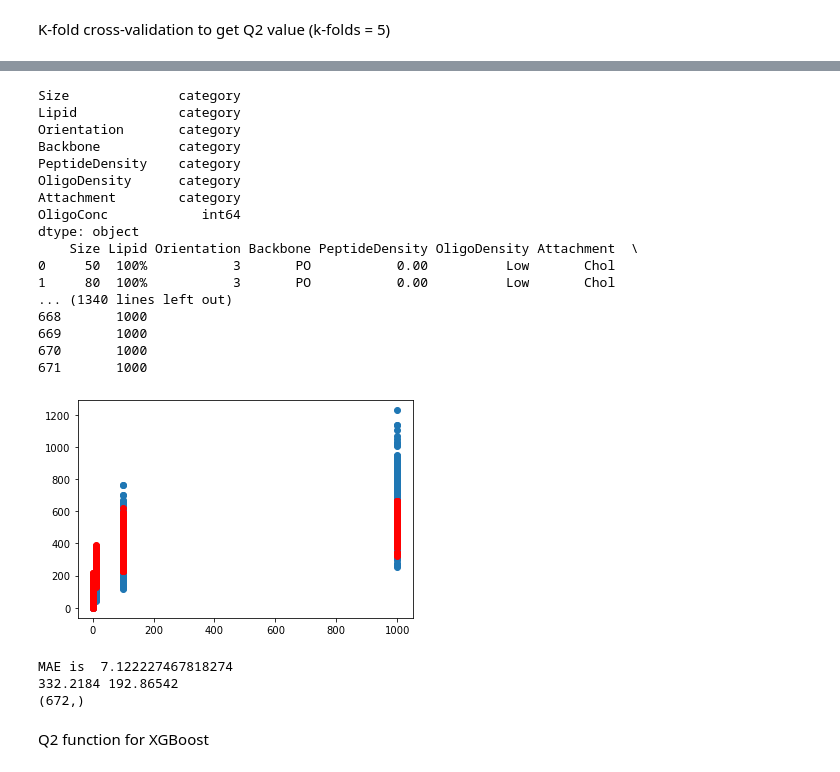
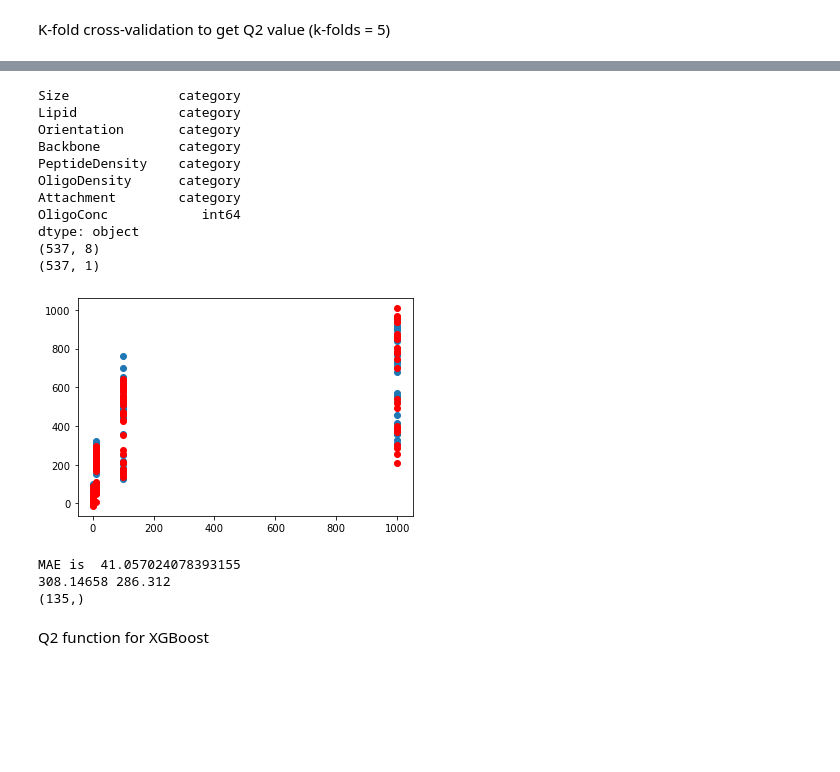
Before and after one commit to kenll99minecart/Immunopeptide, a Jupyter notebook: Linear regression.ipynb, the cells around one changed output, grey strips where cells are left out. Cells and saved outputs as stored; diff of their text form; code cells hidden in the pictures; blank space fills up the shorter version.

```diff
--- a/Linear regression.ipynb
+++ b/Linear regression.ipynb
@@ -3,9 +4,12 @@ Import Both input and response file
 # %%
 #!pip install pandas
 import pandas as pd
+
+inputfile = 'example_explanatory_variables.csv'
+outputfile = 'example_response_variable.csv'
 pd.set_option('display.max_rows', None)
-df_input = pd.read_csv('example_explanatory_variables.csv')
-df_output = pd.read_csv('example_response_variable.csv')
+df_input = pd.read_csv(inputfile)
+df_output = pd.read_csv(outputfile)
 X = df_input
 y= df_output['V1']
-print(X)
+#print(X)
@@ -297,56 +310,54 @@ plt.show()
 import xgboost as xgb
 from sklearn.preprocessing import LabelEncoder
 from sklearn.metrics import mean_absolute_error
-le = LabelEncoder()
-y_train_XGBoost = le.fit_transform(y)
+#le = LabelEncoder()
+#y_train_XGBoost = le.fit_transform(y)
 
-xgbc = xgb.XGBRegressor(tree_method="hist", enable_categorical=True, eval_metric = mean_absolute_error)#tree_method="gpu_hist"#enable_categorical=True
+xgbc = xgb.XGBRegressor(tree_method="hist", enable_categorical=True)#tree_method="gpu_hist"#enable_categorical=True, eval_metric = mean_absolute_error
+
 
 df_inBoost =  df_input.copy()
 df_inBoost['Orientation'] = df_inBoost['Orientation'].astype("category")
 df_inBoost['Backbone'] = df_inBoost['Backbone'].astype("category")
 df_inBoost['OligoDensity'] = df_inBoost['OligoDensity'].astype("category")
 df_inBoost['Attachment'] = df_inBoost['Attachment'].astype("category")
 df_inBoost['Lipid'] = df_inBoost['Lipid'].astype("category")
 df_inBoost['Size'] = df_inBoost['Size'].astype("category")
 df_inBoost['PeptideDensity'] = df_inBoost['PeptideDensity'].astype("category")
 #df_inBoost['OligoConc'] = df_inBoost['OligoConc'].astype("category")
+
+df_inBoost, df_inBoost_test, df_outputB, df_outputB_test = train_test_split(df_inBoost, df_output, test_size=0.2)
+
 print(df_inBoost.dtypes)
-
-print(df_inBoost)
-xgbc.fit(df_inBoost,y_train_XGBoost.ravel())
-Pred_XGB = xgbc.predict(df_inBoost)
-plt.scatter(df_inBoost['OligoConc'],y)
+print(df_inBoost.shape)
+print(df_outputB.shape)
+xgbc.fit(df_inBoost,df_outputB)
+Pred_XGB = xgbc.predict(df_inBoost_test)
+plt.scatter(df_inBoost_test['OligoConc'],df_outputB_test)
 #print(Pred_XGB)
-plt.scatter(df_inBoost['OligoConc'],Pred_XGB,c = "red")
+plt.scatter(df_inBoost_test['OligoConc'],Pred_XGB,c = "red")
 plt.show()
-print('\nMAE is ',mean_absolute_error(y_train_XGBoost ,Pred_XGB))
+print('\nMAE is ',mean_absolute_error(df_outputB_test ,Pred_XGB))
 
 print(statss.mean(Pred_XGB),np.std(Pred_XGB))
 
 print(np.shape(Pred_XGB))
 # %% [output]
 Size              category
 Lipid             category
 Orientation       category
 Backbone          category
 PeptideDensity    category
 OligoDensity      category
 Attachment        category
 OligoConc            int64
 dtype: object
-    Size Lipid Orientation Backbone PeptideDensity OligoDensity Attachment  \
-0     50  100%           3       PO           0.00          Low       Chol
-1     80  100%           3       PO           0.00          Low       Chol
-... (1340 lines left out)
-668       1000
-669       1000
-670       1000
-671       1000
+(537, 8)
+(537, 1)
-[figure, old version]
+[figure, new version]
-MAE is  7.122227467818274
-332.2184 192.86542
-(672,)
+MAE is  41.057024078393155
+308.14658 286.312
+(135,)
 # %% [markdown]
 Q2 function for XGBoost
 # %%
```
Also changed, not shown: parts of 9 cells of this notebook.
